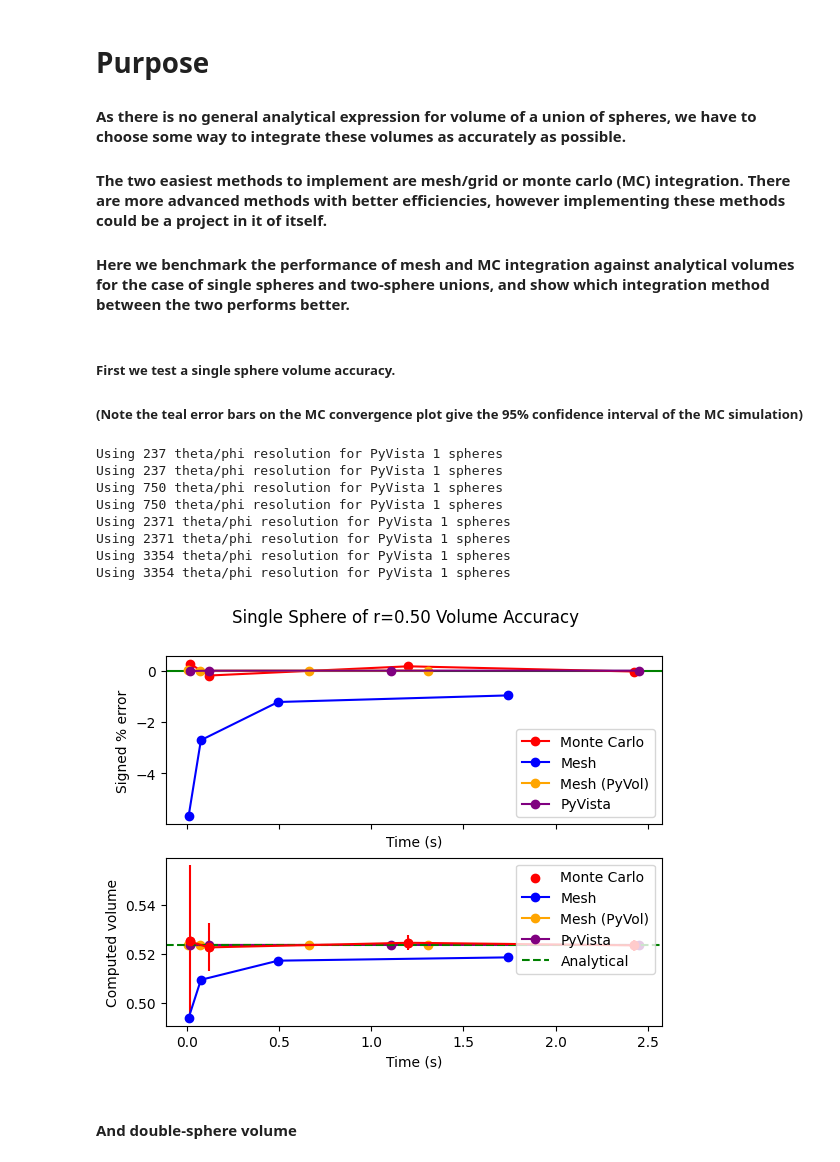
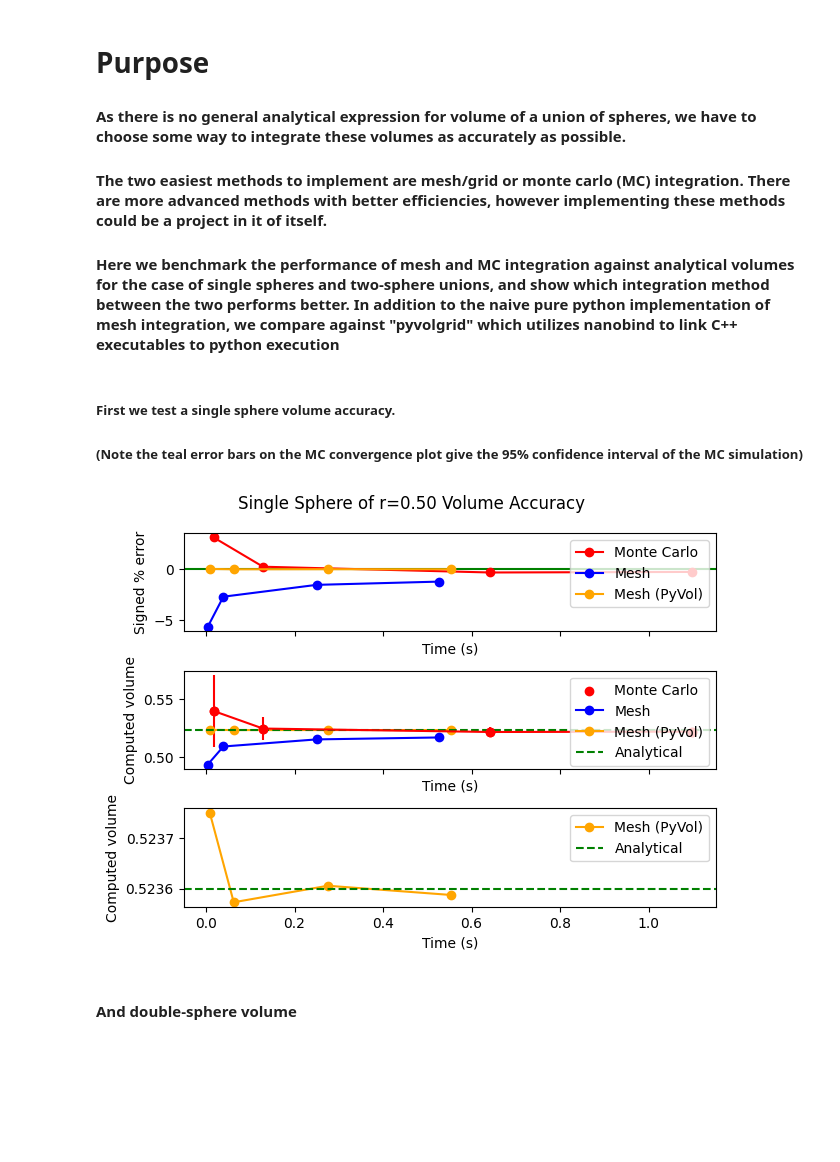
Before and after one commit to benrich37/JDFTxFreeNrg, a Jupyter notebook: testing/view.ipynb, the cells around one changed output. Drawn from its saved outputs; the diff is of its cells as text; code cells hidden in the pictures; blank space fills up the shorter version.

```diff
--- a/testing/view.ipynb
+++ b/testing/view.ipynb
@@ -3,7 +3,7 @@
 
 #### As there is no general analytical expression for volume of a union of spheres, we have to choose some way to integrate these volumes as accurately as possible.
 #### The two easiest methods to implement are mesh/grid or monte carlo (MC) integration. There are more advanced methods with better efficiencies, however implementing these methods could be a project in it of itself.
-#### Here we benchmark the performance of mesh and MC integration against analytical volumes for the case of single spheres and two-sphere unions, and show which integration method between the two performs better.
+#### Here we benchmark the performance of mesh and MC integration against analytical volumes for the case of single spheres and two-sphere unions, and show which integration method between the two performs better. In addition to the naive pure python implementation of mesh integration, we compare against "pyvolgrid" which utilizes nanobind to link C++ executables to python execution
 # %%
 import numpy as np
 from JDFTxFreeNrg.testing import test_double_sphere_volume, test_single_sphere_volume
@@ -14,22 +15,14 @@ from JDFTxFreeNrg.testing import test_double_sphere_volume, test_single_sphere_v
 # %%
 # For this notebook I'm explicitly providing the radii and sphere centers for reproducability.
 # Change r/rs/center/centers to None for random generation
 r = 0.5
 center = np.zeros(3)
 mesh_sample_scale = 150 # Since the mesh grid is vectorized, it takes about 150x less time per sample on my machine
-nsampless = [1e3, 1e4, 1e5, 2e5]
+nsampless = [1e3, 1e4, 5e4, 1e5]
 
 test_single_sphere_volume(r=r, center=center, mesh_sample_scale=mesh_sample_scale, nsampless=nsampless, pyvol_sample_scale=4000.)
 # %% [output]
-Using 237 theta/phi resolution for PyVista 1 spheres
-Using 237 theta/phi resolution for PyVista 1 spheres
-Using 750 theta/phi resolution for PyVista 1 spheres
-Using 750 theta/phi resolution for PyVista 1 spheres
-Using 2371 theta/phi resolution for PyVista 1 spheres
-Using 2371 theta/phi resolution for PyVista 1 spheres
-Using 3354 theta/phi resolution for PyVista 1 spheres
-Using 3354 theta/phi resolution for PyVista 1 spheres
-[figure, old version]
+[figure, new version]
 # %% [markdown]
 #### And double-sphere volume
 # %%
```
Also changed, not shown: parts of 11 cells of this notebook, 3 other files.
